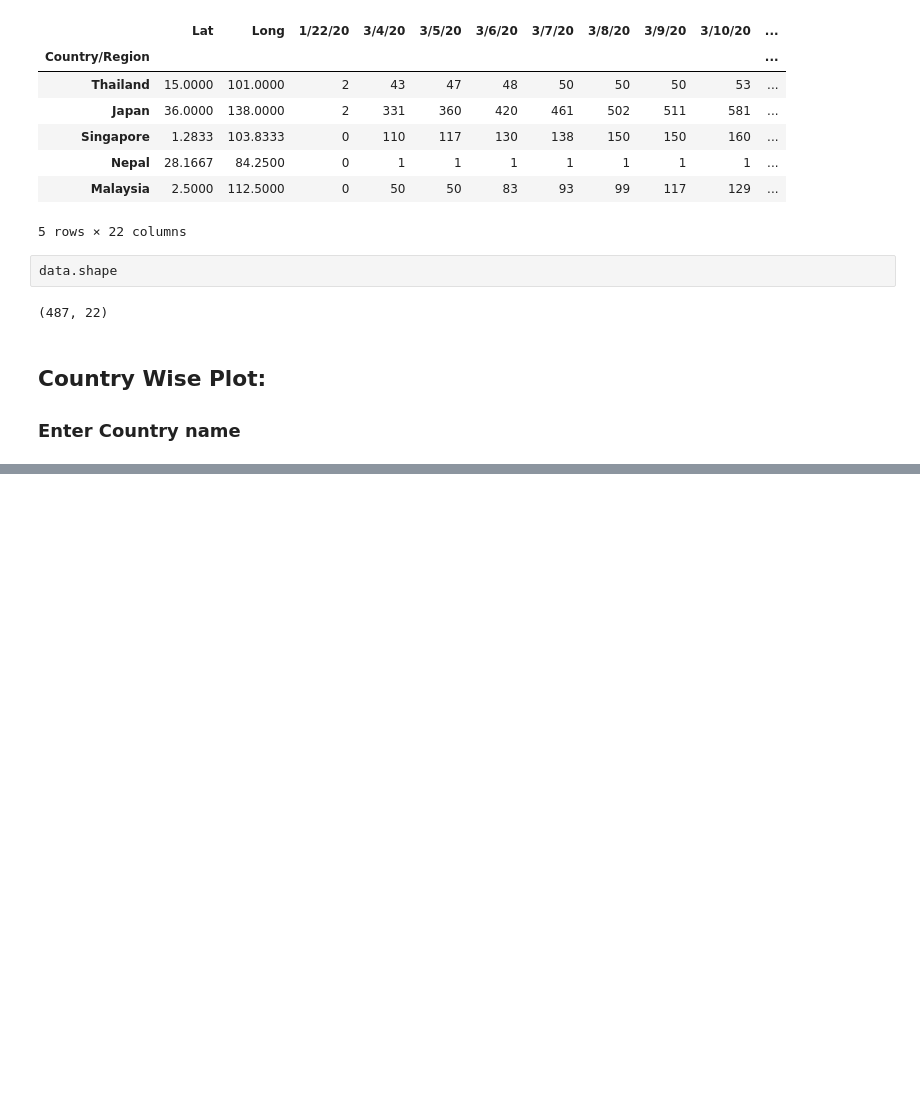
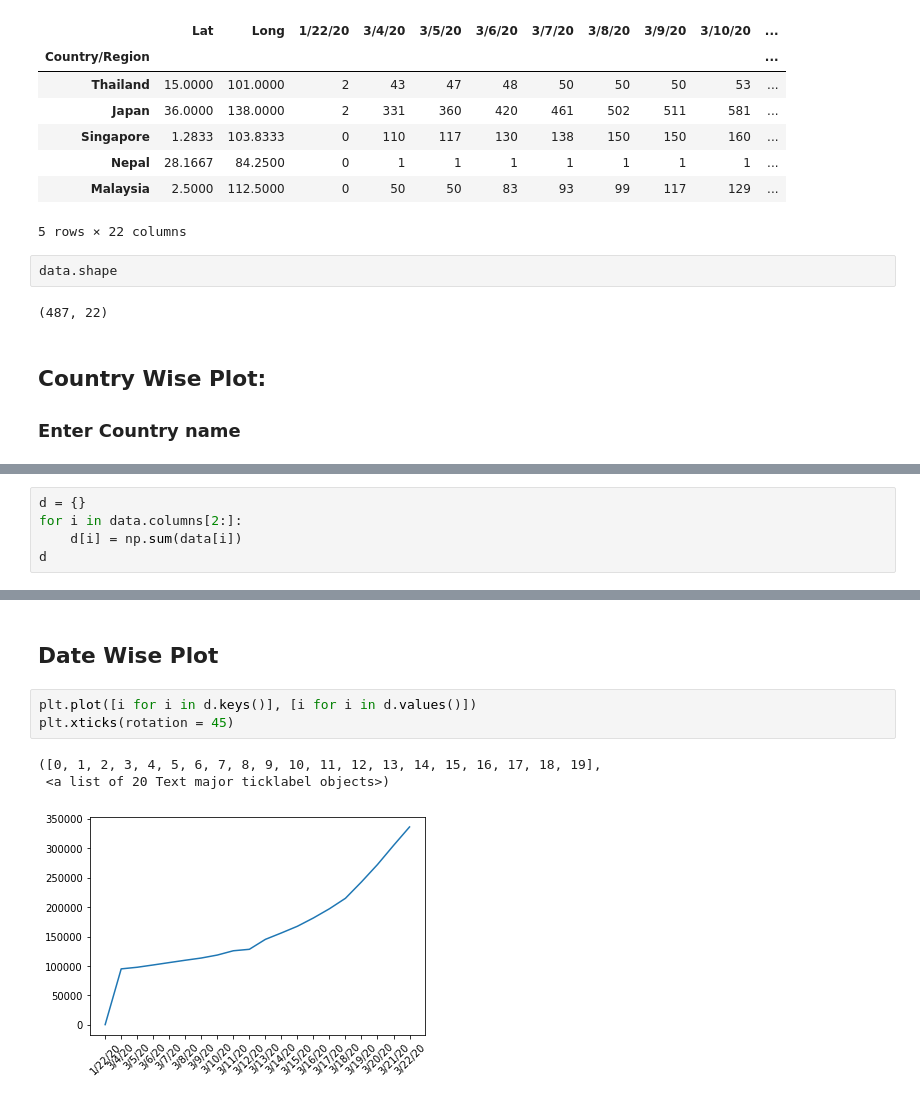
Before and after one commit to ayushmankumar7/-10DaysMLChallenge-TFUGMumbai, a Jupyter notebook: Day1/Data_Preprocess.ipynb, the cells around one changed output, grey strips where cells are left out. Drawn from its saved outputs; the diff is of its cells as text; blank space fills up the shorter version.

Commit message:
Date wise done

```diff
--- a/Day1/Data_Preprocess.ipynb
+++ b/Day1/Data_Preprocess.ipynb
@@ -108,0 +120,5 @@ Enter Here : Italy
+# %%
+d = {}
+for i in data.columns[2:]:
+    d[i] = np.sum(data[i])
+d
@@ -108,0 +146,9 @@ Enter Here : Italy
+# %% [markdown]
+## Date Wise Plot
+# %%
+plt.plot([i for i in d.keys()], [i for i in d.values()])
+plt.xticks(rotation = 45)
+# %% [output]
+([0, 1, 2, 3, 4, 5, 6, 7, 8, 9, 10, 11, 12, 13, 14, 15, 16, 17, 18, 19],
+ <a list of 20 Text major ticklabel objects>)
+[figure, added]
```
Also changed, not shown: parts of 3 cells of this notebook.
